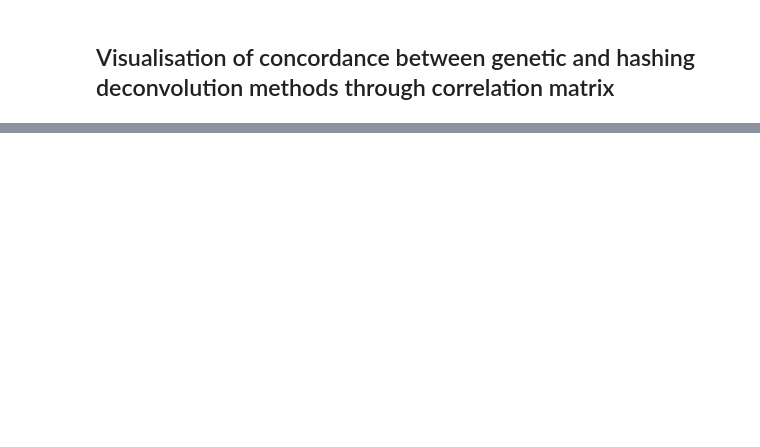
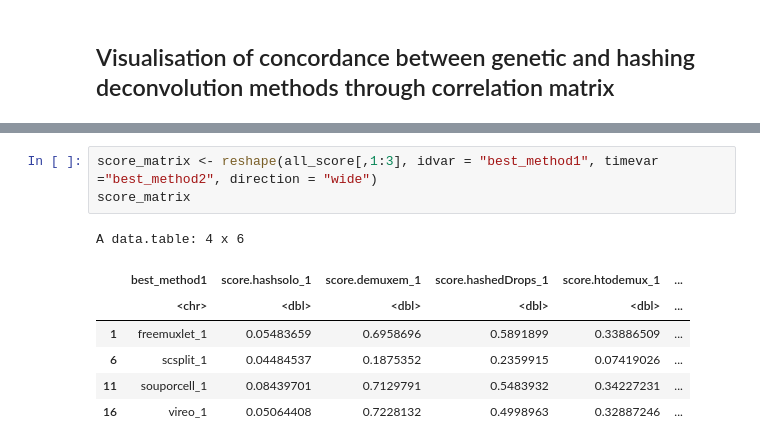
Before and after one commit to theislab/hadge-reproducibility, a Jupyter notebook: notebooks/s10-gx38.ipynb, the cells around one changed output, grey strips where cells are left out. Cells and saved outputs as stored; diff of their text form; blank space fills up the shorter version.

```diff
--- a/notebooks/s10-gx38.ipynb
+++ b/notebooks/s10-gx38.ipynb
@@ -171,0 +216,11 @@ pheatmap(scaled_matrix, treeheight_row=F, treeheight_col=F, display_numbers=roun
+# %%
+score_matrix <- reshape(all_score[,1:3], idvar = "best_method1", timevar ="best_method2", direction = "wide")
+score_matrix
+# %% [output]
+A data.table: 4 x 6
+|  | best_method1 | score.hashsolo_1 | score.demuxem_1 | score.hashedDrops_1 | score.htodemux_1 | ... |
+|  | <chr> | <dbl> | <dbl> | <dbl> | <dbl> | ... |
+| 1 | freemuxlet_1 | 0.05483659 | 0.6958696 | 0.5891899 | 0.33886509 | ... |
+| 6 | scsplit_1 | 0.04484537 | 0.1875352 | 0.2359915 | 0.07419026 | ... |
+| 11 | souporcell_1 | 0.08439701 | 0.7129791 | 0.5483932 | 0.34227231 | ... |
+| 16 | vireo_1 | 0.05064408 | 0.7228132 | 0.4998963 | 0.32887246 | ... |
```
Also changed, not shown: parts of 10 cells of this notebook, 2 other files.
